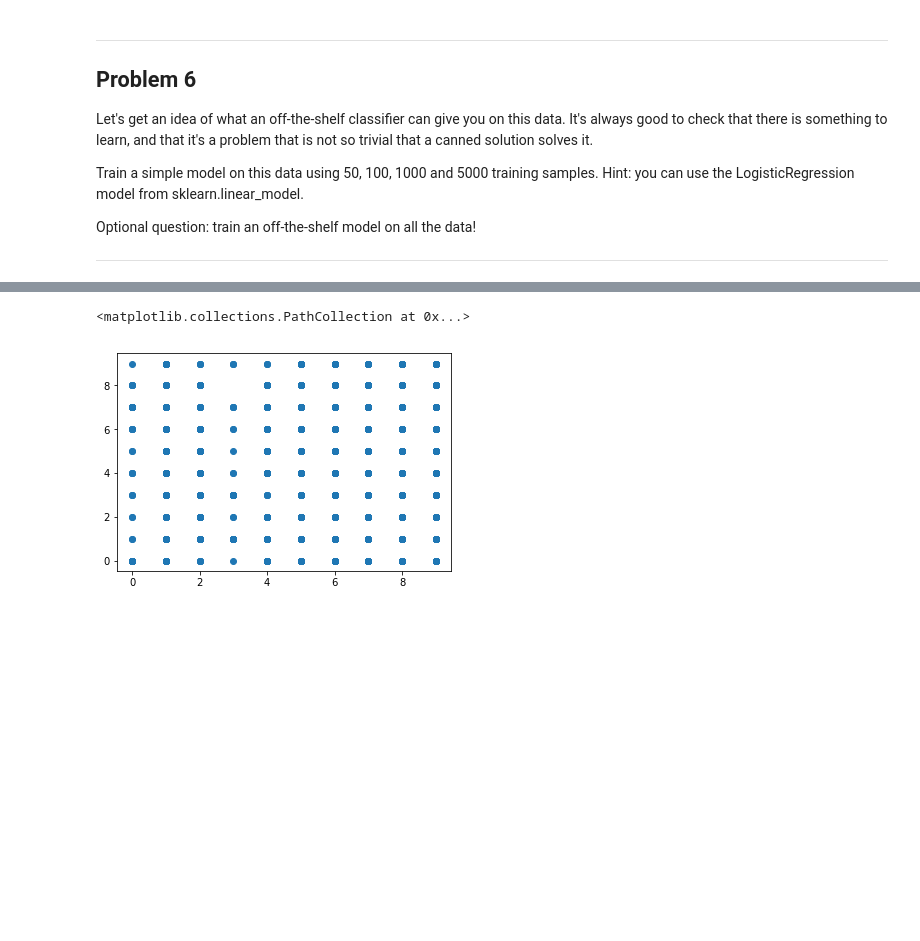
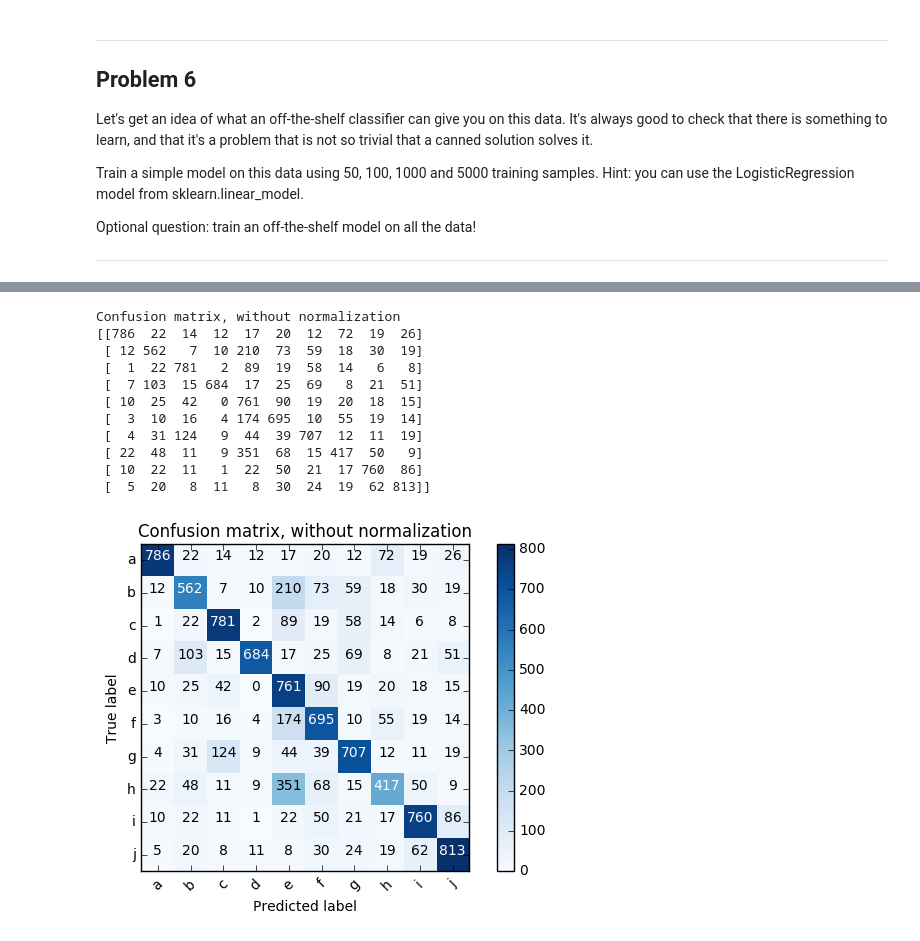
Before and after one commit to EricIO/udacity-deep-learning, a Jupyter notebook: 1_notmnist.ipynb, the cells around one changed output, grey strips where cells are left out. Cells and saved outputs as stored; diff of their text form; code cells hidden in the pictures; blank space fills up the shorter version.

```diff
--- a/1_notmnist.ipynb
+++ b/1_notmnist.ipynb
@@ -444,9 +468,21 @@ model.score(validation_dataset_shaped, valid_labels)
-# %%
-predictions = model.predict(test_dataset_shaped)
-plt.scatter(predictions, test_labels)
-# %% [output]
-<matplotlib.collections.PathCollection at 0x...>
-[figure, removed]
+# %%
+predictions = model.predict(test_dataset_shaped)
+cm = confusion_matrix(test_labels, predictions)
+plot_confusion_matrix(cm, classes=['a','b','c','d','e','f','g','h','i','j'],
+                      title='Confusion matrix, without normalization')
+# %% [output]
+Confusion matrix, without normalization
+[[786  22  14  12  17  20  12  72  19  26]
+ [ 12 562   7  10 210  73  59  18  30  19]
+ [  1  22 781   2  89  19  58  14   6   8]
+ [  7 103  15 684  17  25  69   8  21  51]
+ [ 10  25  42   0 761  90  19  20  18  15]
+ [  3  10  16   4 174 695  10  55  19  14]
+ [  4  31 124   9  44  39 707  12  11  19]
+ [ 22  48  11   9 351  68  15 417  50   9]
+ [ 10  22  11   1  22  50  21  17 760  86]
+ [  5  20   8  11   8  30  24  19  62 813]]
+[figure, added]
 # %%
 # 1000 samples
 logReg = LogisticRegression()
```
Also changed, not shown: parts of 17 cells of this notebook, 1 other file.
